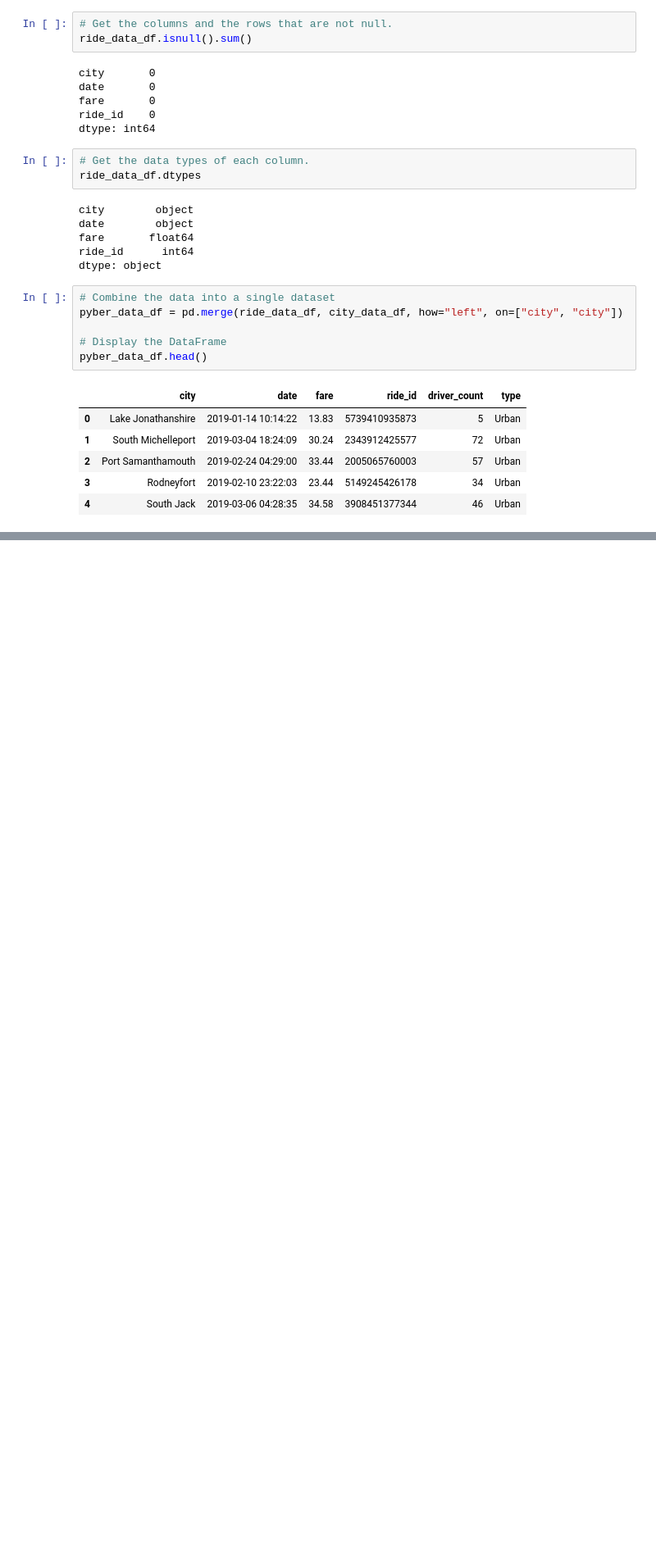
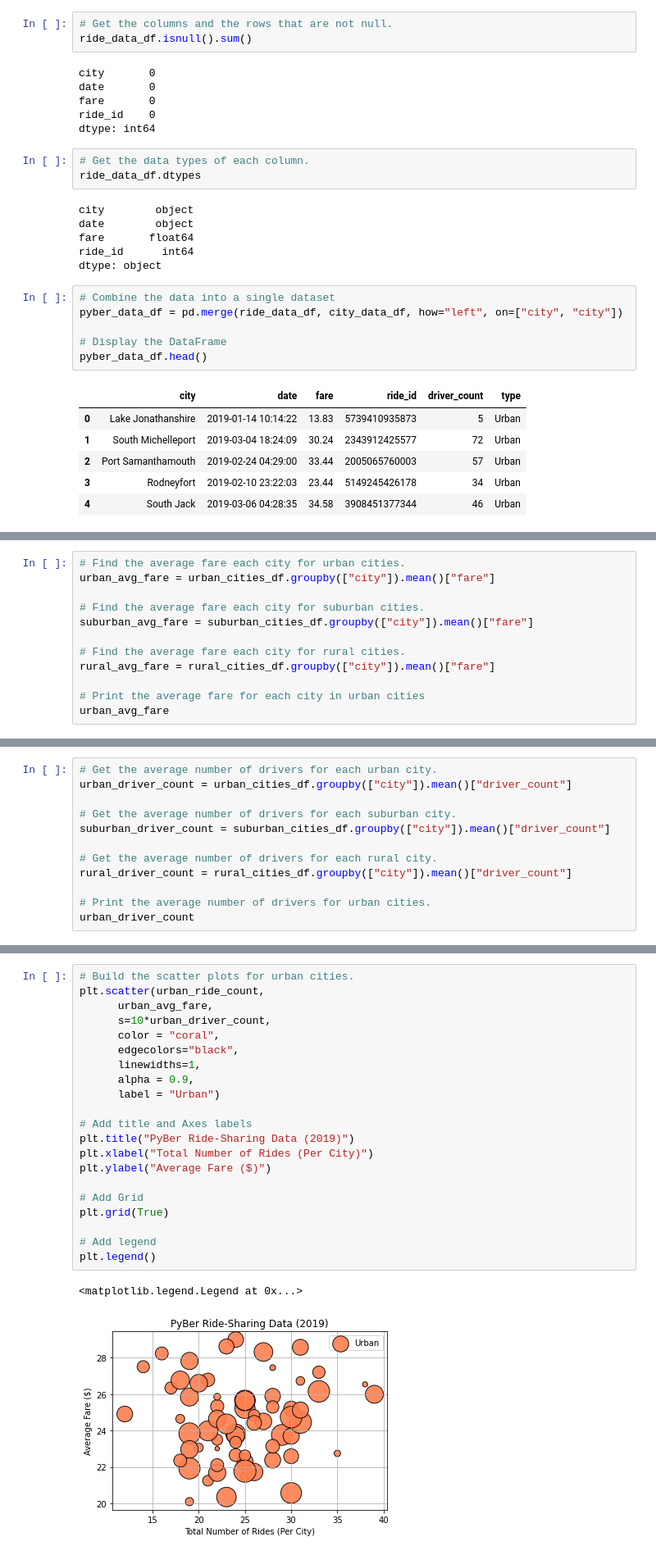
Before and after one commit to MiguelB512/PyBer_Analysis, a Jupyter notebook: PyBer.ipynb, the cells around one changed output, grey strips where cells are left out. Shown at 82% size. Drawn from its saved outputs; the diff is of its cells as text; blank space fills up the shorter version.

Commit message:
Adding first chart and output

```diff
--- a/PyBer.ipynb
+++ b/PyBer.ipynb
@@ -121,0 +172,12 @@ pyber_data_df.head()
+# %%
+# Find the average fare each city for urban cities.
+urban_avg_fare = urban_cities_df.groupby(["city"]).mean()["fare"]
+
+# Find the average fare each city for suburban cities.
+suburban_avg_fare = suburban_cities_df.groupby(["city"]).mean()["fare"]
+
+# Find the average fare each city for rural cities.
+rural_avg_fare = rural_cities_df.groupby(["city"]).mean()["fare"]
+
+# Print the average fare for each city in urban cities
+urban_avg_fare
@@ -121,0 +198,12 @@ pyber_data_df.head()
+# %%
+# Get the average number of drivers for each urban city.
+urban_driver_count = urban_cities_df.groupby(["city"]).mean()["driver_count"]
+
+# Get the average number of drivers for each suburban city.
+suburban_driver_count = suburban_cities_df.groupby(["city"]).mean()["driver_count"]
+
+# Get the average number of drivers for each rural city.
+rural_driver_count = rural_cities_df.groupby(["city"]).mean()["driver_count"]
+
+# Print the average number of drivers for urban cities.
+urban_driver_count
@@ -121,0 +224,24 @@ pyber_data_df.head()
+# %%
+# Build the scatter plots for urban cities.
+plt.scatter(urban_ride_count,
+      urban_avg_fare,
+      s=10*urban_driver_count,
+      color = "coral",
+      edgecolors="black",
+      linewidths=1,
+      alpha = 0.9,
+      label = "Urban")
+
+# Add title and Axes labels
+plt.title("PyBer Ride-Sharing Data (2019)")
+plt.xlabel("Total Number of Rides (Per City)")
+plt.ylabel("Average Fare ($)")
+
+# Add Grid
+plt.grid(True)
+
+# Add legend
+plt.legend()
+# %% [output]
+<matplotlib.legend.Legend at 0x...>
+[figure, added]
```
Also changed, not shown: parts of 8 cells of this notebook, 2 other files.
